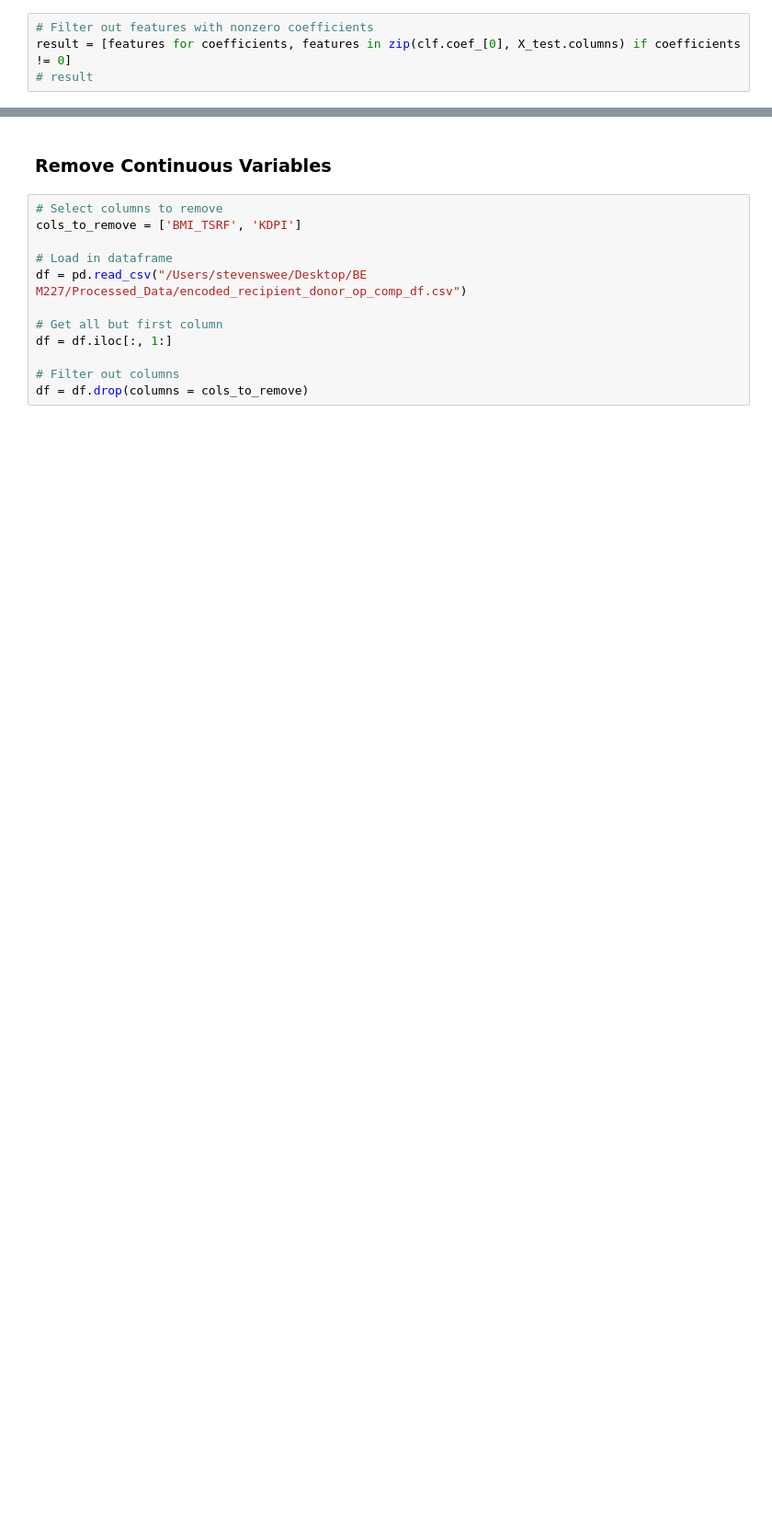
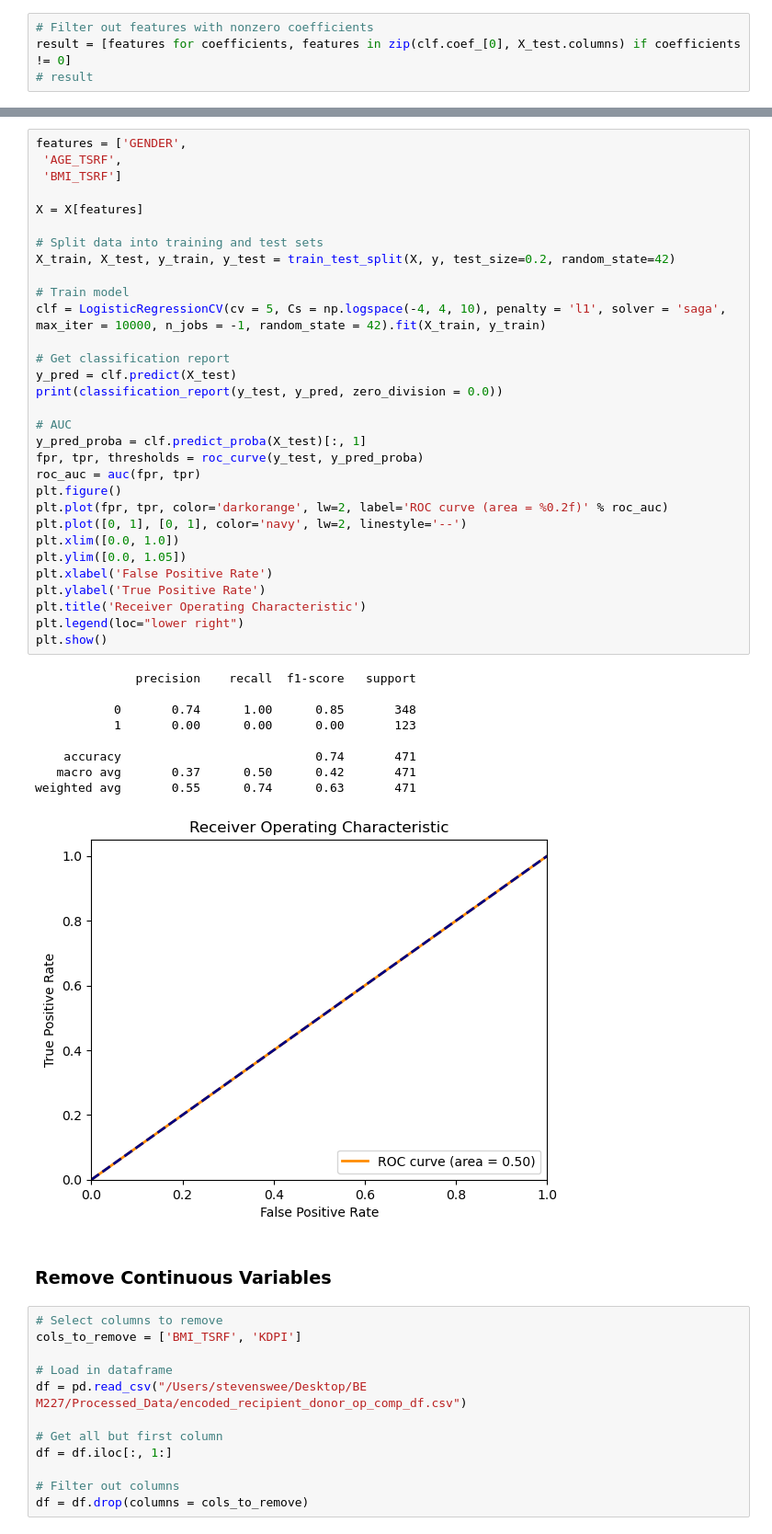
Before and after one commit to irsyadadam/kidney_transplant_readmit, a Jupyter notebook: Logistic_Regression_LASSO.ipynb, the cells around one changed output, grey strips where cells are left out. Shown at 92% size. Drawn from its saved outputs; the diff is of its cells as text; blank space fills up the shorter version.

```diff
--- a/Logistic_Regression_LASSO.ipynb
+++ b/Logistic_Regression_LASSO.ipynb
@@ -379,3 +501,44 @@ result = [features for coefficients, features in zip(clf.coef_[0], X_test.column
+# %%
+features = ['GENDER',
+ 'AGE_TSRF',
+ 'BMI_TSRF']
+
+X = X[features]
+
+# Split data into training and test sets
+X_train, X_test, y_train, y_test = train_test_split(X, y, test_size=0.2, random_state=42)
+
+# Train model
+clf = LogisticRegressionCV(cv = 5, Cs = np.logspace(-4, 4, 10), penalty = 'l1', solver = 'saga', max_iter = 10000, n_jobs = -1, random_state = 42).fit(X_train, y_train)
+
+# Get classification report
+y_pred = clf.predict(X_test)
+print(classification_report(y_test, y_pred, zero_division = 0.0))
+
+# AUC
+y_pred_proba = clf.predict_proba(X_test)[:, 1]
+fpr, tpr, thresholds = roc_curve(y_test, y_pred_proba)
+roc_auc = auc(fpr, tpr)
+plt.figure()
+plt.plot(fpr, tpr, color='darkorange', lw=2, label='ROC curve (area = %0.2f)' % roc_auc)
+plt.plot([0, 1], [0, 1], color='navy', lw=2, linestyle='--')
+plt.xlim([0.0, 1.0])
+plt.ylim([0.0, 1.05])
+plt.xlabel('False Positive Rate')
+plt.ylabel('True Positive Rate')
+plt.title('Receiver Operating Characteristic')
+plt.legend(loc="lower right")
+plt.show()
+# %% [output]
+              precision    recall  f1-score   support
+
+           0       0.74      1.00      0.85       348
+           1       0.00      0.00      0.00       123
+
+    accuracy                           0.74       471
+   macro avg       0.37      0.50      0.42       471
+weighted avg       0.55      0.74      0.63       471
+[figure, added]
 # %% [markdown]
 ### Remove Continuous Variables
 # %%
```
Also changed, not shown: parts of 15 cells of this notebook, 3 other files.
